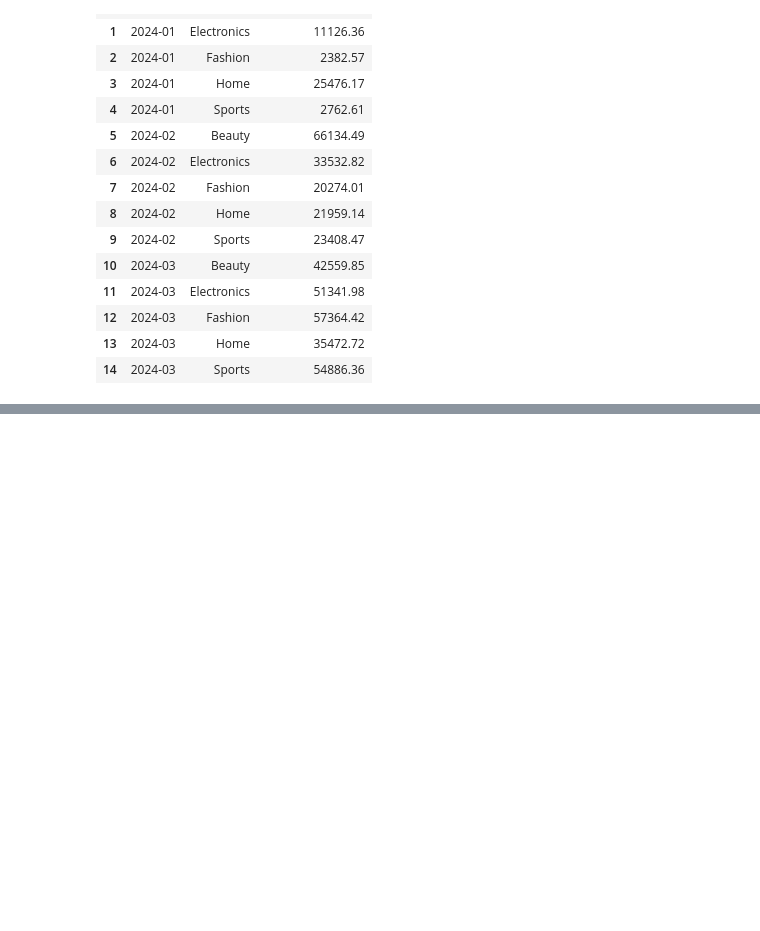
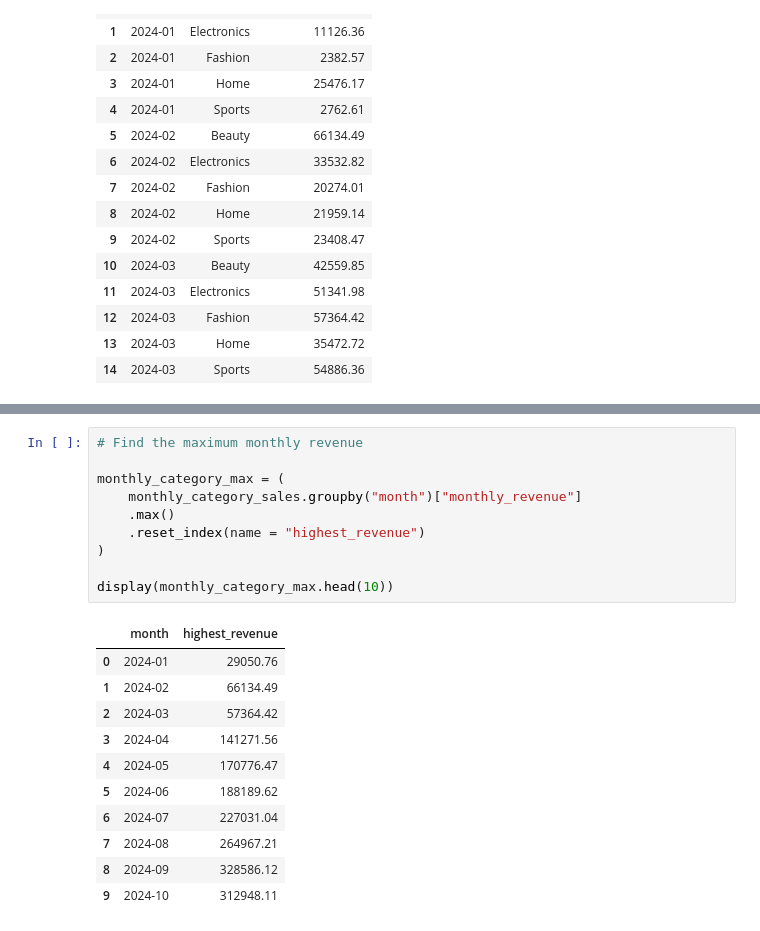
Before and after one commit to Mohammedvahith/E-commerce-Sales-Customer-Analytics, a Jupyter notebook: shopease-analytics/notebooks/03_eda.ipynb, the cells around one changed output, grey strips where cells are left out. Saved outputs shown, nothing was run; the diff lists cells and outputs as text; blank space fills up the shorter version.

```diff
--- a/shopease-analytics/notebooks/03_eda.ipynb
+++ b/shopease-analytics/notebooks/03_eda.ipynb
@@ -2504,0 +2519,22 @@ display(monthly_category_sales.head(15))
+# %%
+# Find the maximum monthly revenue
+
+monthly_category_max = (
+    monthly_category_sales.groupby("month")["monthly_revenue"]
+    .max()
+    .reset_index(name = "highest_revenue")
+)
+
+display(monthly_category_max.head(10))
+# %% [output]
+|  | month | highest_revenue |
+| 0 | 2024-01 | 29050.76 |
+| 1 | 2024-02 | 66134.49 |
+| 2 | 2024-03 | 57364.42 |
+| 3 | 2024-04 | 141271.56 |
+| 4 | 2024-05 | 170776.47 |
+| 5 | 2024-06 | 188189.62 |
+| 6 | 2024-07 | 227031.04 |
+| 7 | 2024-08 | 264967.21 |
+| 8 | 2024-09 | 328586.12 |
+| 9 | 2024-10 | 312948.11 |
```
Also changed, not shown: parts of 3 cells of this notebook.
